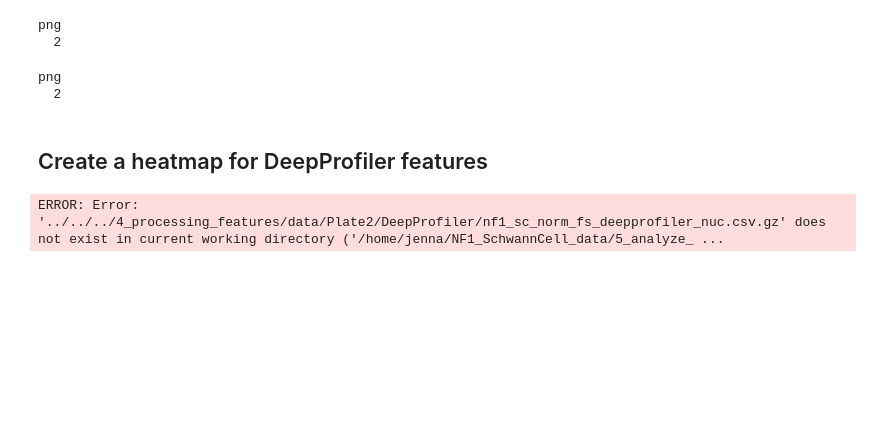
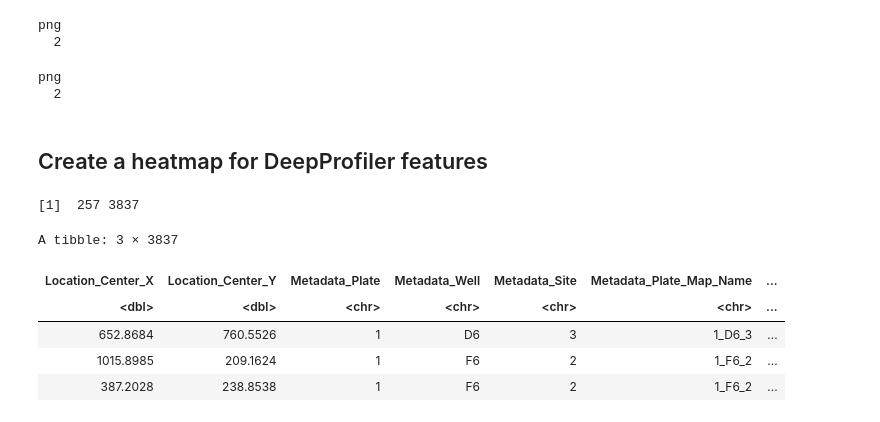
Before and after one commit to WayScience/Benchmarking_NF1_data, a Jupyter notebook: 5_analyze_data/notebooks/Heatmap_analysis/nf1_complexheatmap.ipynb, the cells around one changed output. Cells and saved outputs as stored; diff of their text form; code cells hidden in the pictures; blank space fills up the shorter version.

```diff
--- a/5_analyze_data/notebooks/Heatmap_analysis/nf1_complexheatmap.ipynb
+++ b/5_analyze_data/notebooks/Heatmap_analysis/nf1_complexheatmap.ipynb
@@ -142,29 +118,35 @@ png
 ## Create a heatmap for DeepProfiler features
 # %%
 # Load data
-dp_file <- file.path(input_data_dir, "DeepProfiler", "nf1_sc_norm_fs_deepprofiler_nuc.csv.gz")
+dp_file <- file.path(input_data_dir, "nf1_sc_norm_fs_deepprofiler_nuc.csv.gz")
 
 dp_df <- readr::read_csv(
     dp_file,
     col_types = readr::cols(
         .default="d",
         Metadata_Plate="c",
         Metadata_Well="c",
         Metadata_Site="c",
         Metadata_Plate_Map_Name="c",
         Metadata_DNA="c",
         Metadata_ER="c",
         Metadata_Actin="c",
         Metadata_Genotype="c",
         Metadata_Genotype_Replicate="c",
         Metadata_Model="c"
     )
 )
 
 print(dim(dp_df))
 head(dp_df, 3)
 # %% [output]
-ERROR: Error: '../../../4_processing_features/data/Plate2/DeepProfiler/nf1_sc_norm_fs_deepprofiler_nuc.csv.gz' does not exist in current working directory ('/home/jenna/NF1_SchwannCell_data/5_analyze_ ...
+[1]  257 3837
+A tibble: 3 × 3837
+| Location_Center_X | Location_Center_Y | Metadata_Plate | Metadata_Well | Metadata_Site | Metadata_Plate_Map_Name | ... |
+| <dbl> | <dbl> | <chr> | <chr> | <chr> | <chr> | ... |
+| 652.8684 | 760.5526 | 1 | D6 | 3 | 1_D6_3 | ... |
+| 1015.8985 | 209.1624 | 1 | F6 | 2 | 1_F6_2 | ... |
+| 387.2028 | 238.8538 | 1 | F6 | 2 | 1_F6_2 | ... |
 # %%
 # Split metadata and feature data
 dp_metadata_df <- dp_df %>% dplyr::select(tidyr::starts_with("Metadata"))
```
Also changed, not shown: parts of 8 cells of this notebook, 48 other files.
